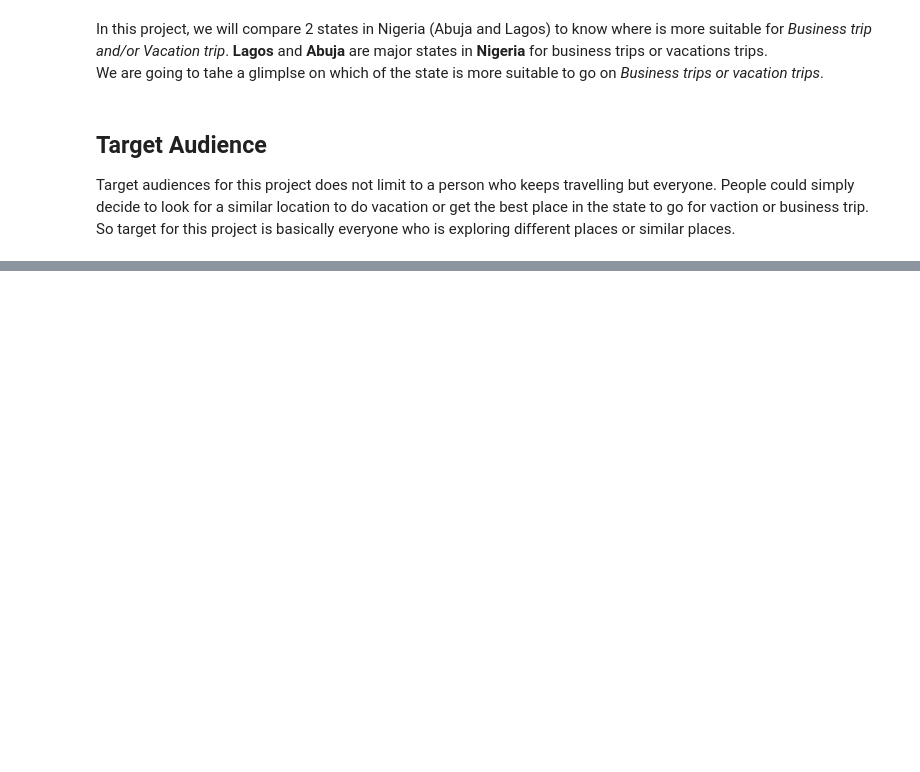
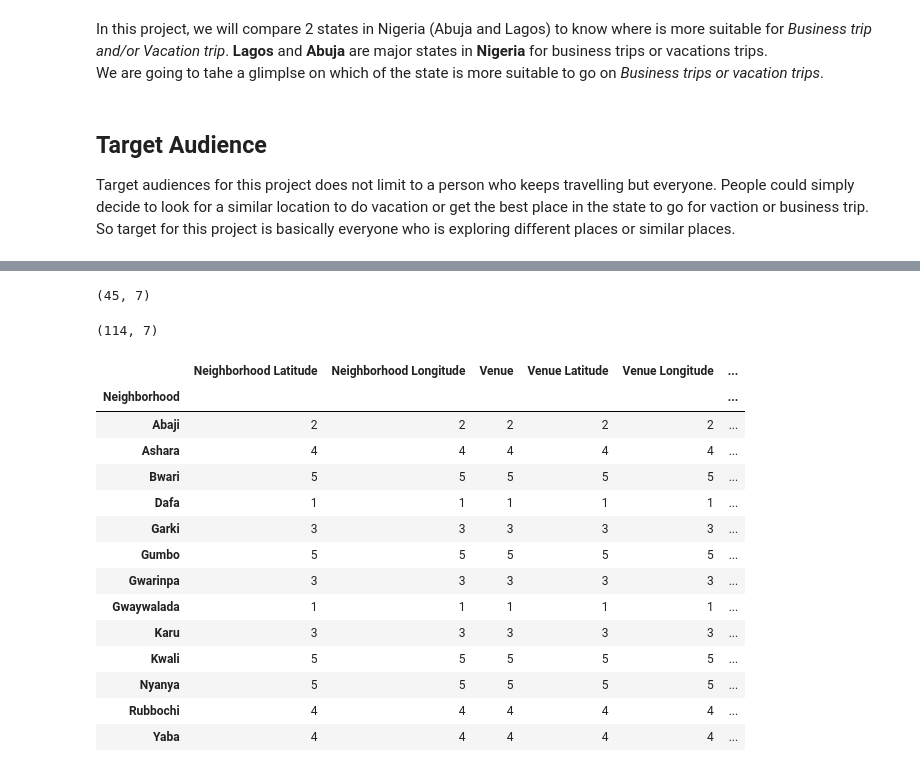
Before and after one commit to jstephen95/Coursera_Capstone, a Jupyter notebook: The Battle of Neighborhood (Lagos and Abuja).ipynb, the cells around one changed output, grey strips where cells are left out. Drawn from its saved outputs; the diff is of its cells as text; code cells hidden in the pictures; blank space fills up the shorter version.

```diff
--- a/The Battle of Neighborhood (Lagos and Abuja).ipynb
+++ b/The Battle of Neighborhood (Lagos and Abuja).ipynb
@@ -17,0 +225,27 @@ Then I used the acquired location data to explore the nearby art venues from the
+# %%
+Abuja_venues.shape
+# %% [output]
+(45, 7)
+# %%
+Lagos_venues.shape
+# %% [output]
+(114, 7)
+# %%
+# Number of venues of each Neighborhood in Abuja
+Abuja_venues.groupby('Neighborhood').count()
+# %% [output]
+|  | Neighborhood Latitude | Neighborhood Longitude | Venue | Venue Latitude | Venue Longitude | ... |
+| Neighborhood |  |  |  |  |  | ... |
+| Abaji | 2 | 2 | 2 | 2 | 2 | ... |
+| Ashara | 4 | 4 | 4 | 4 | 4 | ... |
+| Bwari | 5 | 5 | 5 | 5 | 5 | ... |
+| Dafa | 1 | 1 | 1 | 1 | 1 | ... |
+| Garki | 3 | 3 | 3 | 3 | 3 | ... |
+| Gumbo | 5 | 5 | 5 | 5 | 5 | ... |
+| Gwarinpa | 3 | 3 | 3 | 3 | 3 | ... |
+| Gwaywalada | 1 | 1 | 1 | 1 | 1 | ... |
+| Karu | 3 | 3 | 3 | 3 | 3 | ... |
+| Kwali | 5 | 5 | 5 | 5 | 5 | ... |
+| Nyanya | 5 | 5 | 5 | 5 | 5 | ... |
+| Rubbochi | 4 | 4 | 4 | 4 | 4 | ... |
+| Yaba | 4 | 4 | 4 | 4 | 4 | ... |
```
Also changed, not shown: parts of 40 cells of this notebook.
